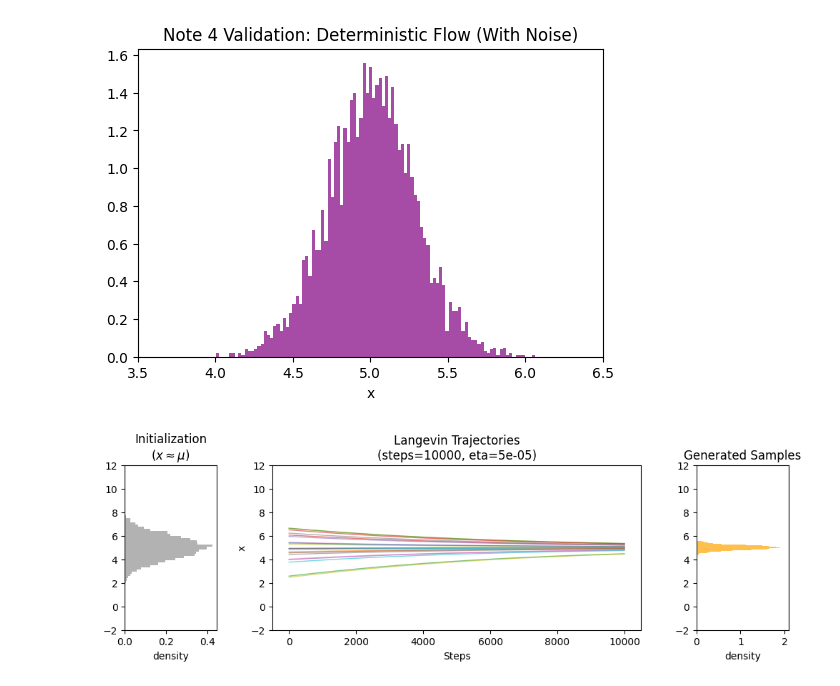
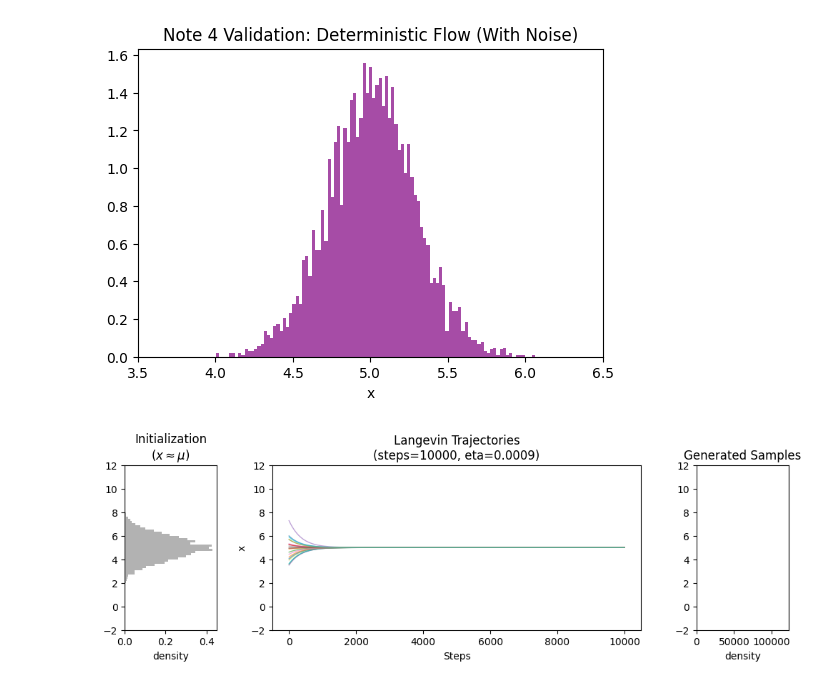
Before and after one commit to XuanWeiWang-999/2025Autumn_ML-project-DiffusionModel_02, a Jupyter notebook: 20260105_code/1D_epsilon.ipynb, the cells around one changed output. Drawn from its saved outputs; the diff is of its cells as text; code cells hidden in the pictures.

```diff
--- a/20260105_code/1D_epsilon.ipynb
+++ b/20260105_code/1D_epsilon.ipynb
@@ -306,6 +306,6 @@ def plot_3_figure(steps, eta):
     plt.tight_layout()
     plt.show()
 # %%
-plot_3_figure(steps=10000, eta=eta)
+plot_3_figure(steps=10000, eta=9e-4)
 # %% [output]
-[figure, old version]
+[figure, new version]
```
